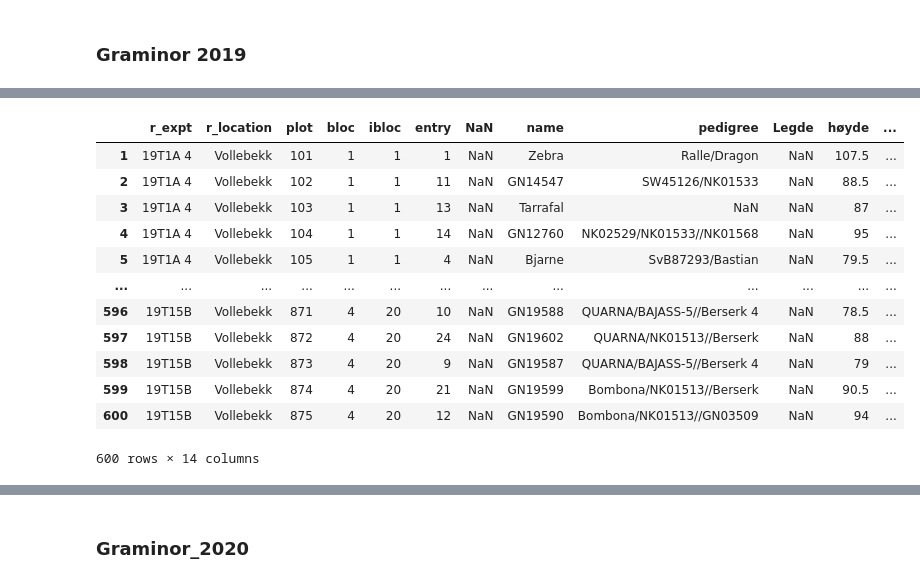
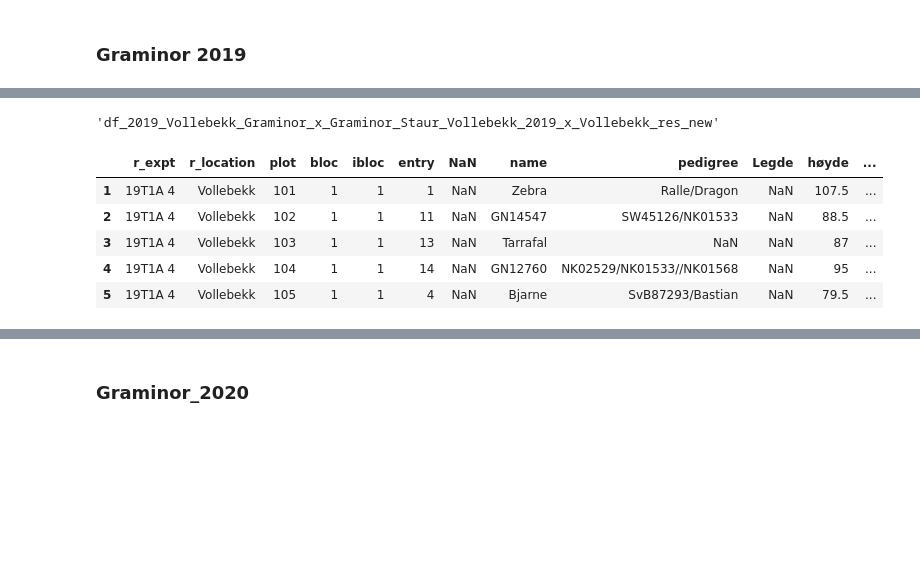
Before and after one commit to fahadijaz/spring_wheat_yield_prediction, a Jupyter notebook: 2. Renaming and merging.ipynb, the cells around one changed output, grey strips where cells are left out. Cells and saved outputs as stored; diff of their text form; code cells hidden in the pictures; blank space fills up the shorter version.

```diff
--- a/2. Renaming and merging.ipynb
+++ b/2. Renaming and merging.ipynb
@@ -1061,25 +1166,20 @@ df_w_yields = []
+# %%
+yield_src_dict['Graminor_2019_Vollebekk']
+# %% [output]
+'df_2019_Vollebekk_Graminor_x_Graminor_Staur_Vollebekk_2019_x_Vollebekk_res_new'
 # %%
 # Dropping first row/ unnamed column headings and replacing them with the second row.
-Graminor_2019_x_19TvPhenores_x_Vollebekk_res_temp = Graminor_2019_x_19TvPhenores_x_Vollebekk_res.copy()
-Graminor_2019_x_19TvPhenores_x_Vollebekk_res_temp.columns = Graminor_2019_x_19TvPhenores_x_Vollebekk_res.iloc[0]
-Graminor_2019_x_19TvPhenores_x_Vollebekk_res_new = Graminor_2019_x_19TvPhenores_x_Vollebekk_res_temp[1:]
-# Graminor_2019_x_19TvPhenores_x_Vollebekk_res_new.head()
+Graminor_2019_Vollebekk_temp = df_2019_Vollebekk_Graminor_x_Graminor_Staur_Vollebekk_2019_x_Vollebekk_res_new.copy()
+Graminor_2019_Vollebekk_temp.columns = df_2019_Vollebekk_Graminor_x_Graminor_Staur_Vollebekk_2019_x_Vollebekk_res_new.iloc[0]
+Graminor_2019_Vollebekk_yield = Graminor_2019_Vollebekk_temp[1:]
+Graminor_2019_Vollebekk_yield.head()
+# %% [output]
+|  | r_expt | r_location | plot | bloc | ibloc | entry | NaN | name | pedigree | Legde | høyde | ... |
+| 1 | 19T1A 4 | Vollebekk | 101 | 1 | 1 | 1 | NaN | Zebra | Ralle/Dragon | NaN | 107.5 | ... |
+| 2 | 19T1A 4 | Vollebekk | 102 | 1 | 1 | 11 | NaN | GN14547 | SW45126/NK01533 | NaN | 88.5 | ... |
+| 3 | 19T1A 4 | Vollebekk | 103 | 1 | 1 | 13 | NaN | Tarrafal | NaN | NaN | 87 | ... |
+| 4 | 19T1A 4 | Vollebekk | 104 | 1 | 1 | 14 | NaN | GN12760 | NK02529/NK01533//NK01568 | NaN | 95 | ... |
+| 5 | 19T1A 4 | Vollebekk | 105 | 1 | 1 | 4 | NaN | Bjarne | SvB87293/Bastian | NaN | 79.5 | ... |
-# %%
-Graminor_2019_x_19TvPhenores_x_Vollebekk_res_new
-# %% [output]
-|  | r_expt | r_location | plot | bloc | ibloc | entry | NaN | name | pedigree | Legde | høyde | ... |
-| 1 | 19T1A 4 | Vollebekk | 101 | 1 | 1 | 1 | NaN | Zebra | Ralle/Dragon | NaN | 107.5 | ... |
-| 2 | 19T1A 4 | Vollebekk | 102 | 1 | 1 | 11 | NaN | GN14547 | SW45126/NK01533 | NaN | 88.5 | ... |
-| 3 | 19T1A 4 | Vollebekk | 103 | 1 | 1 | 13 | NaN | Tarrafal | NaN | NaN | 87 | ... |
-| 4 | 19T1A 4 | Vollebekk | 104 | 1 | 1 | 14 | NaN | GN12760 | NK02529/NK01533//NK01568 | NaN | 95 | ... |
-| 5 | 19T1A 4 | Vollebekk | 105 | 1 | 1 | 4 | NaN | Bjarne | SvB87293/Bastian | NaN | 79.5 | ... |
-| ... | ... | ... | ... | ... | ... | ... | ... | ... | ... | ... | ... | ... |
-| 596 | 19T15B | Vollebekk | 871 | 4 | 20 | 10 | NaN | GN19588 | QUARNA/BAJASS-5//Berserk 4 | NaN | 78.5 | ... |
-| 597 | 19T15B | Vollebekk | 872 | 4 | 20 | 24 | NaN | GN19602 | QUARNA/NK01513//Berserk | NaN | 88 | ... |
-| 598 | 19T15B | Vollebekk | 873 | 4 | 20 | 9 | NaN | GN19587 | QUARNA/BAJASS-5//Berserk 4 | NaN | 79 | ... |
-| 599 | 19T15B | Vollebekk | 874 | 4 | 20 | 21 | NaN | GN19599 | Bombona/NK01513//Berserk | NaN | 90.5 | ... |
-| 600 | 19T15B | Vollebekk | 875 | 4 | 20 | 12 | NaN | GN19590 | Bombona/NK01513//GN03509 | NaN | 94 | ... |
-600 rows × 14 columns
 # %%
 field = 'Graminor_2019'
 field_plot_id = 'Plot_ID'
```
Also changed, not shown: parts of 134 cells of this notebook, 43 other files.
